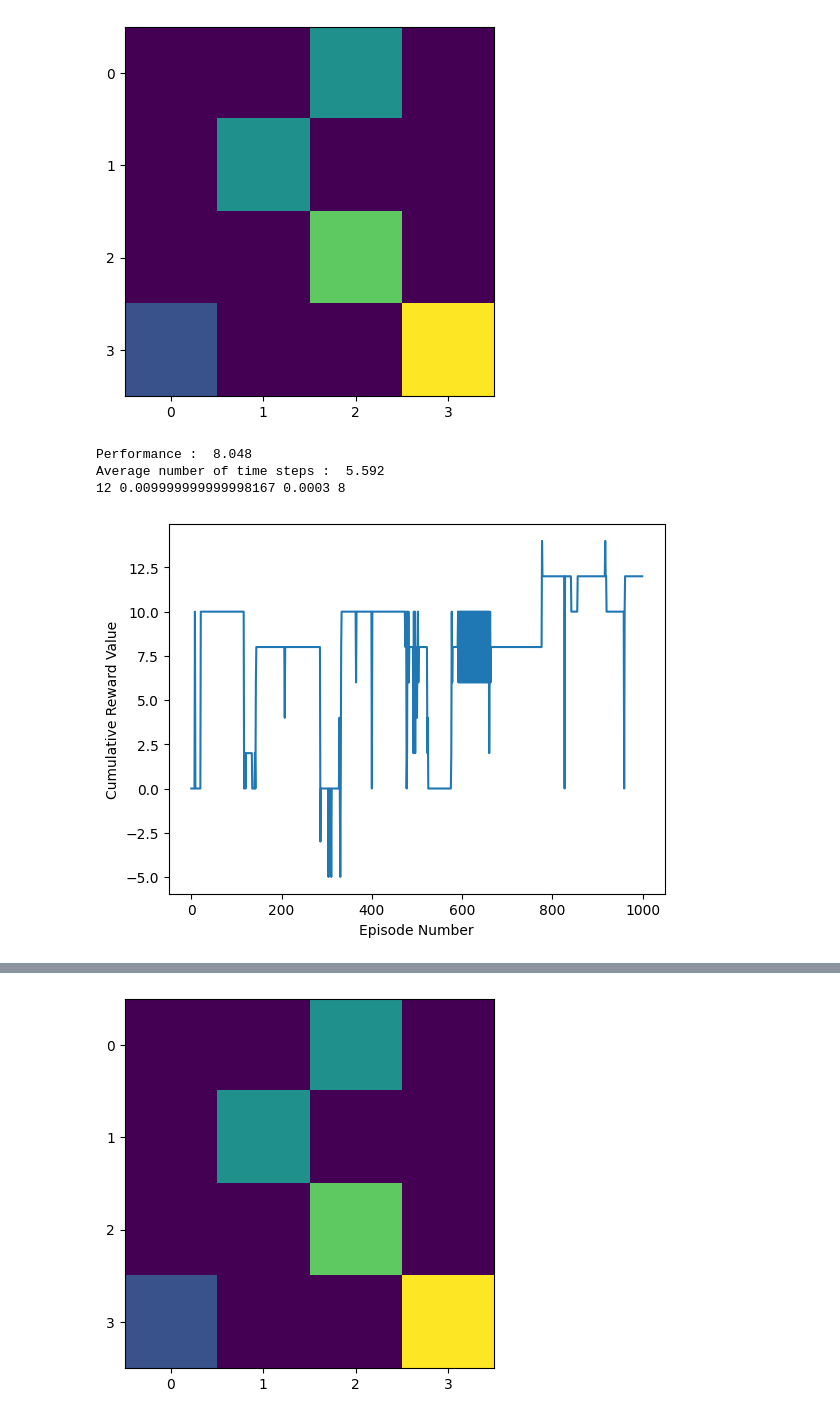
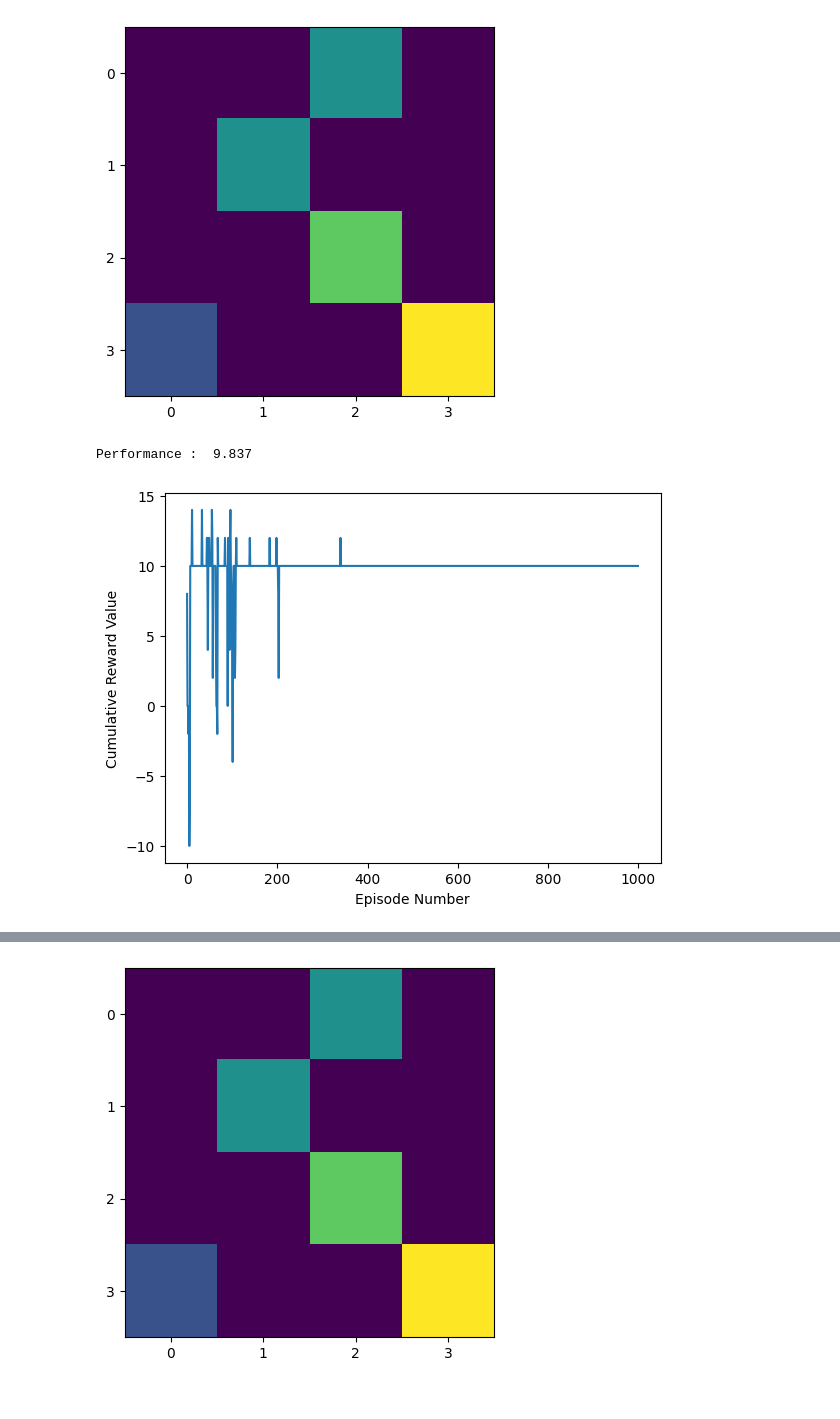
Before and after one commit to apolloin3D/574_HW3, a Jupyter notebook: mariadis_cicloss_assignment3.ipynb, the cells around one changed output, grey strips where cells are left out. Drawn from its saved outputs; the diff is of its cells as text; code cells hidden in the pictures.

```diff
--- a/mariadis_cicloss_assignment3.ipynb
+++ b/mariadis_cicloss_assignment3.ipynb
@@ -13,7 +13,7 @@ class GridEnvironment(gym.Env):
 
         self.observation_space = spaces.Discrete(9)
         self.action_space = spaces.Discrete(4)
-        self.max_timesteps = 10
+        self.max_timesteps = 20
 
         self.timestep = 0
         self.agent_pos = [0, 0]
@@ -208,12 +208,5 @@ Reward is: 0
 # %% [markdown]
 # Part 2: Solve your environment using - SARSA
-# %%
-epsilons = [0.1,0.2,0.3,0.4,0.5]
-eps_decays = [0.0001,.0002,.0003,.0004,.0005]
-episodes = 1000
-max_steps_s = [8,9,10,11,12]
-alpha = 0.85
-gamma = 0.9
 # %%
 #Choose Action
 def choose_action(state,epsilon):
@@ -228,4 +221,13 @@ def update(state1, state2, reward, action, action2):
     predict = Q[state1, action]
     target = reward + gamma * Q[state2, action2]
     Q[state1, action] = Q[state1, action] + alpha * (target - predict)
+# %%
+epsilon = 0.5
+episodes = 1000
+max_steps = 10
+alpha = 0.85
+gamma = 0.95
+epsilon_decay = .99
+
+Q = np.zeros((16, 4))
 # %%
@@ -296,18 +278,12 @@ for epsilon in epsilons:
 # %% [output]
 [figure]
-# %%
-print ("Performance : ", sum(best_reward_list)/episodes)
-print("Average number of time steps : ", sum(best_time_list)/episodes)
-print(best_reward,best_epsilon,best_eps_decay,best_max_steps)
-# %% [output]
-Performance :  8.048
-Average number of time steps :  5.592
-12 0.009999999999998167 0.0003 8
 # %%
 import matplotlib.pyplot as plt
-plt.plot(list(range(episodes)),best_reward_list)
+print ("Performance : ", sum(reward_list)/episodes)
+plt.plot(list(range(episodes)),reward_list)
 plt.xlabel("Episode Number")
 plt.ylabel("Cumulative Reward Value")
 plt.show()
 # %% [output]
+Performance :  9.837
-[figure, old version]
+[figure, new version]
```
Also changed, not shown: parts of 57 cells of this notebook.
